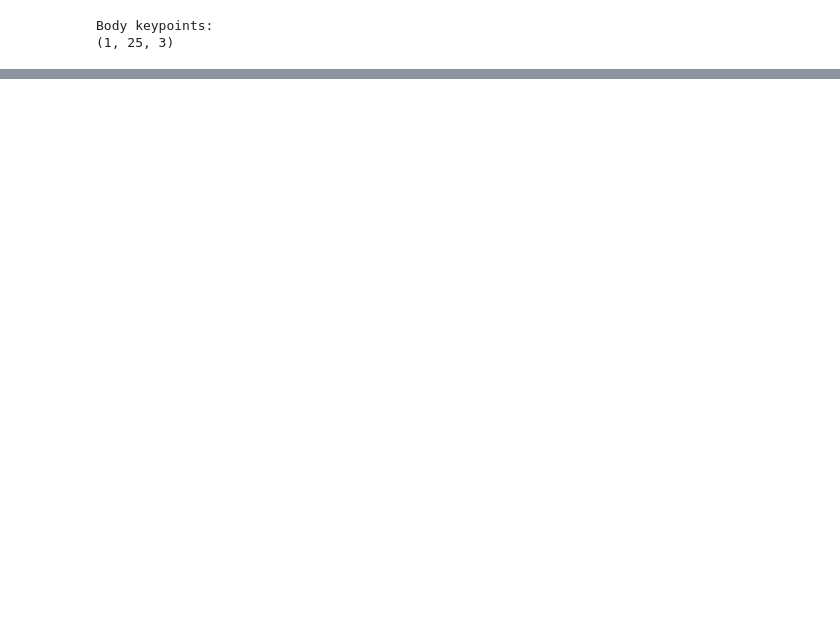
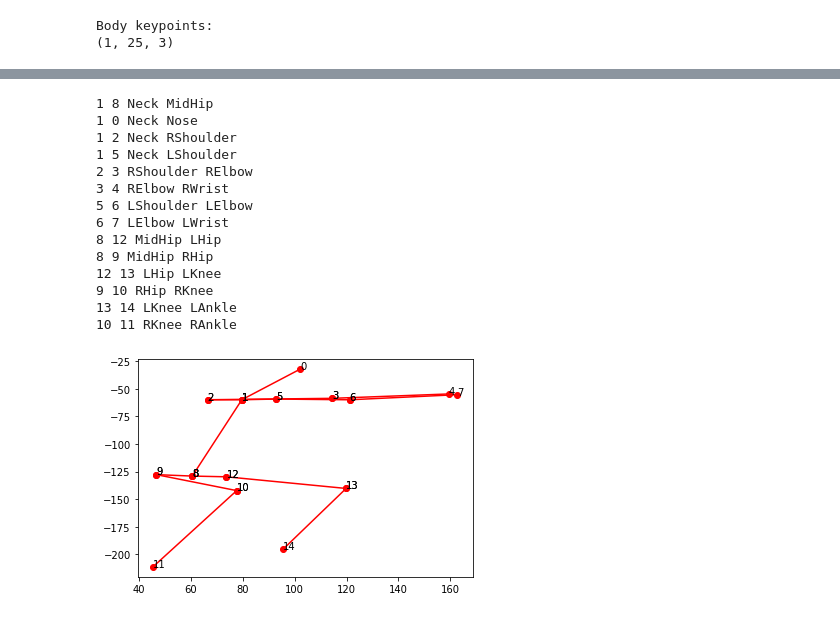
Before and after one commit to domfraise/ML, a Jupyter notebook: opencv/pose-detection-notebook.ipynb, the cells around one changed output, grey strips where cells are left out. Saved outputs shown, nothing was run; the diff lists cells and outputs as text; code cells hidden in the pictures; blank space fills up the shorter version.

Commit message:
plot relevant limbs

```diff
--- a/opencv/pose-detection-notebook.ipynb
+++ b/opencv/pose-detection-notebook.ipynb
@@ -61,0 +54,22 @@ print(op.getPoseBodyPartMapping(poseModel))
+# %%
+poseModel = op.PoseModel.BODY_25
+pairs = op.getPosePartPairs(poseModel)
+limbs = {
+    'back': [1,8],
+    'head': [1,0],
+    'rshoulder': [1,2],
+    'lshoulder': [1,5],
+    'rupperarm': [2,3],
+    'rlowerarm': [3,4],
+    'lupperarm': [5,6],
+    'llowerarm': [6,7],
+    'lhip': [8,12],
+    'rhip': [8,9],
+    'lthigh': [12,13],
+    'rthigh': [9,10],
+    'lshin': [13,14],
+    'rshin': [10,11],
+}
+print(op.getPosePartPairs(poseModel))
+mapping = op.getPoseBodyPartMapping(poseModel)
+print(mapping)
@@ -67,19 +84,21 @@ df = pd.DataFrame(datum.poseKeypoints[0], columns=['x', 'y', 'score'])
 df = df[df['score'] > 0]
 df['yinv'] = -df['y']
 
+def plot_points(first_point,second_point):
+    x = df.loc[first_point]['x']
+    x2 = df.loc[second_point]['x']
+    y = df.loc[first_point]['yinv']
+    y2 = df.loc[second_point]['yinv']
+    plt.plot([x, x2], [y, y2], 'ro-')
+    plt.annotate(first_point, xy=(x,y))
+    plt.annotate(second_point, xy=(x2,y2))
+    print(first_point, second_point, mapping[first_point], mapping[second_point])
+
 for i in range(0, len(pairs), 2):
     first_point = pairs[i]
     second_pont = pairs[i+1]
-    print(first_point, second_pont)
     try:
-        x = df.loc[first_point]['x']
-        x2 = df.loc[second_pont]['x']
-        y = df.loc[first_point]['yinv']
-        y2 = df.loc[second_pont]['yinv']
-
-        plt.plot([x, x2], [y, y2], 'ro-')
-        plt.annotate(first_point, xy=(x,y))
-        plt.annotate(second_pont, xy=(x2,y2))
+        plot_points(first_point, second_pont)
     except Exception as e:
         print(e)
 
@@ -105 +124,20 @@ for i in range(0, len(pairs), 2):
 [figure]
+# %%
+for (limb, joints) in limbs.items():
+    plot_points(joints[0], joints[1])
+# %% [output]
+1 8 Neck MidHip
+1 0 Neck Nose
+1 2 Neck RShoulder
+1 5 Neck LShoulder
+2 3 RShoulder RElbow
+3 4 RElbow RWrist
+5 6 LShoulder LElbow
+6 7 LElbow LWrist
+8 12 MidHip LHip
+8 9 MidHip RHip
+12 13 LHip LKnee
+9 10 RHip RKnee
+13 14 LKnee LAnkle
+10 11 RKnee RAnkle
+[figure, added]
```
Also changed, not shown: parts of 3 cells of this notebook.
